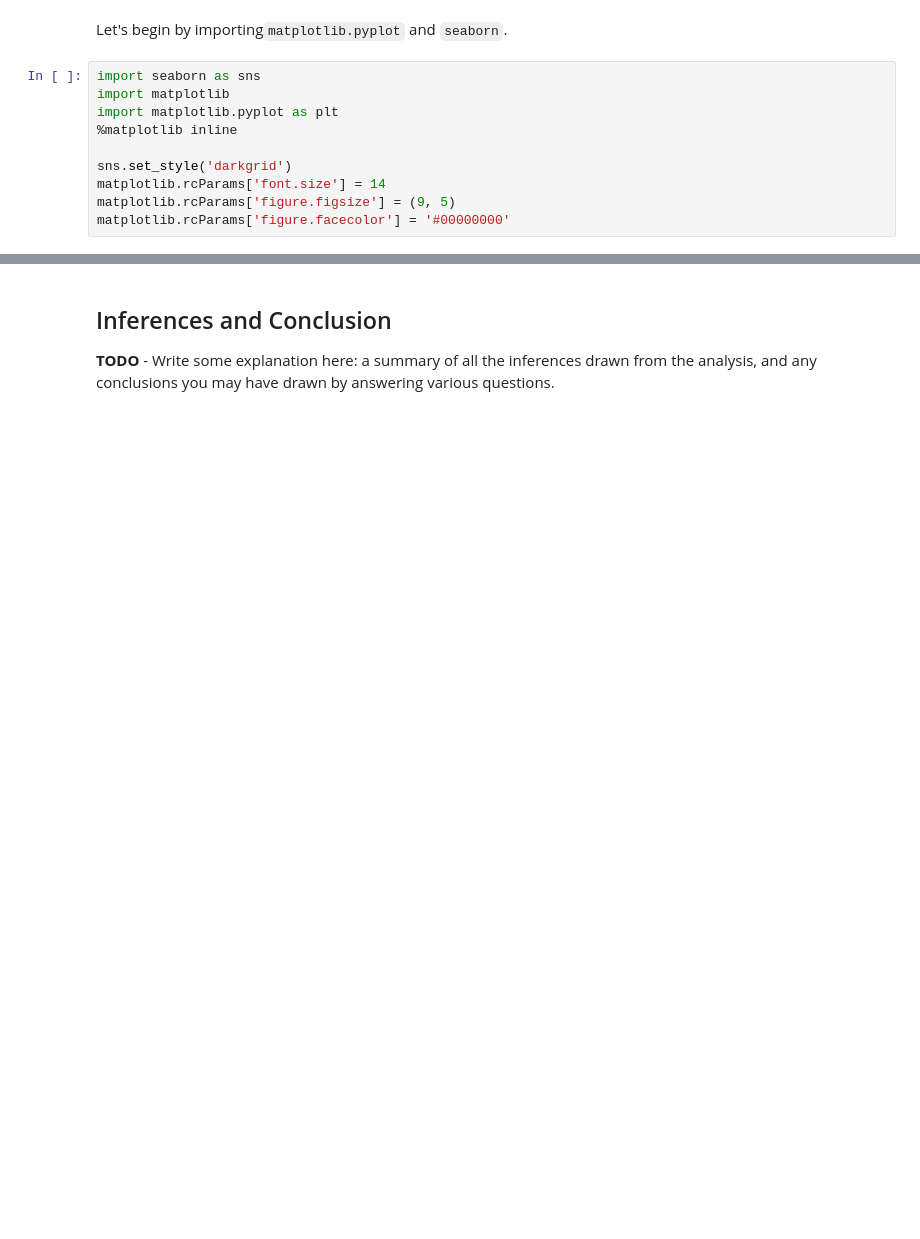
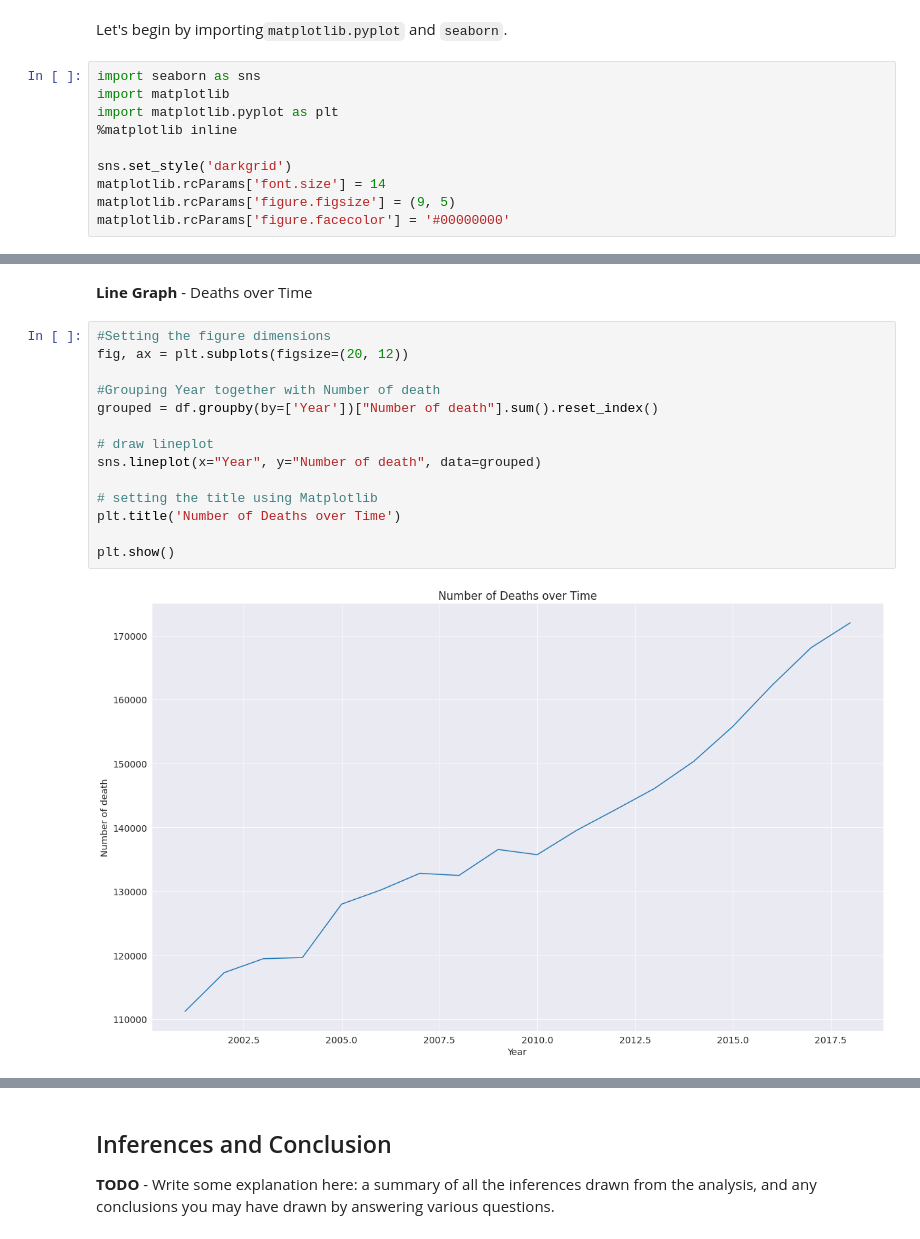
Before and after one commit to Terence172/FirstR, a Jupyter notebook: Pixelated_Assignment_Pandas.ipynb, the cells around one changed output, grey strips where cells are left out. Saved outputs shown, nothing was run; the diff lists cells and outputs as text; blank space fills up the shorter version.

```diff
--- a/Pixelated_Assignment_Pandas.ipynb
+++ b/Pixelated_Assignment_Pandas.ipynb
@@ -191,0 +292,18 @@ TODO - write some explanation here.
+# %% [markdown]
+**Line Graph** - Deaths over Time
+# %%
+#Setting the figure dimensions
+fig, ax = plt.subplots(figsize=(20, 12))
+
+#Grouping Year together with Number of death
+grouped = df.groupby(by=['Year'])["Number of death"].sum().reset_index()
+
+# draw lineplot
+sns.lineplot(x="Year", y="Number of death", data=grouped)
+
+# setting the title using Matplotlib
+plt.title('Number of Deaths over Time')
+
+plt.show()
+# %% [output]
+[figure, added]
```
Also changed, not shown: parts of 101 cells of this notebook.
